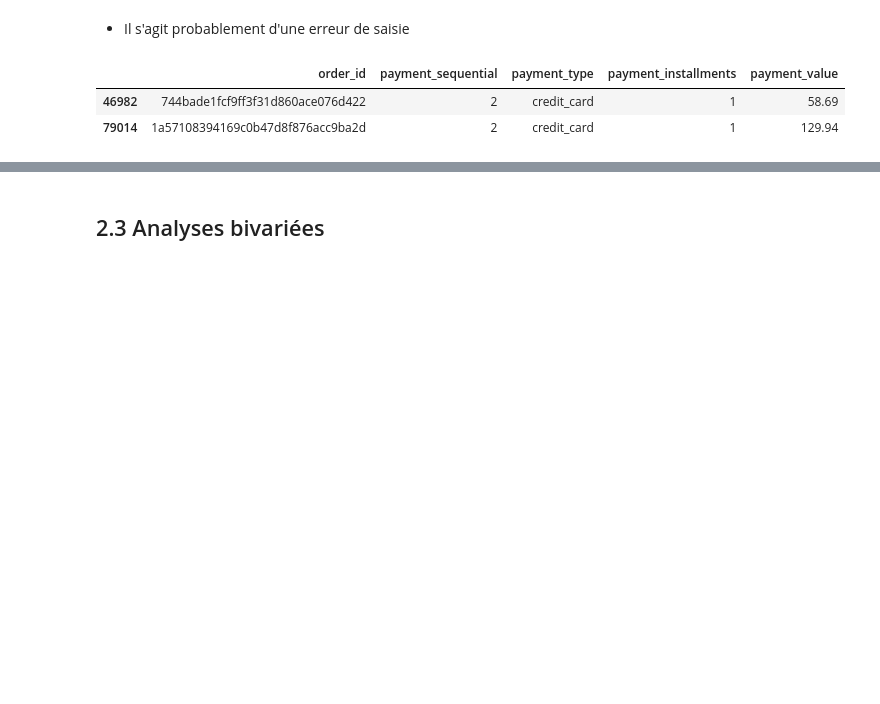
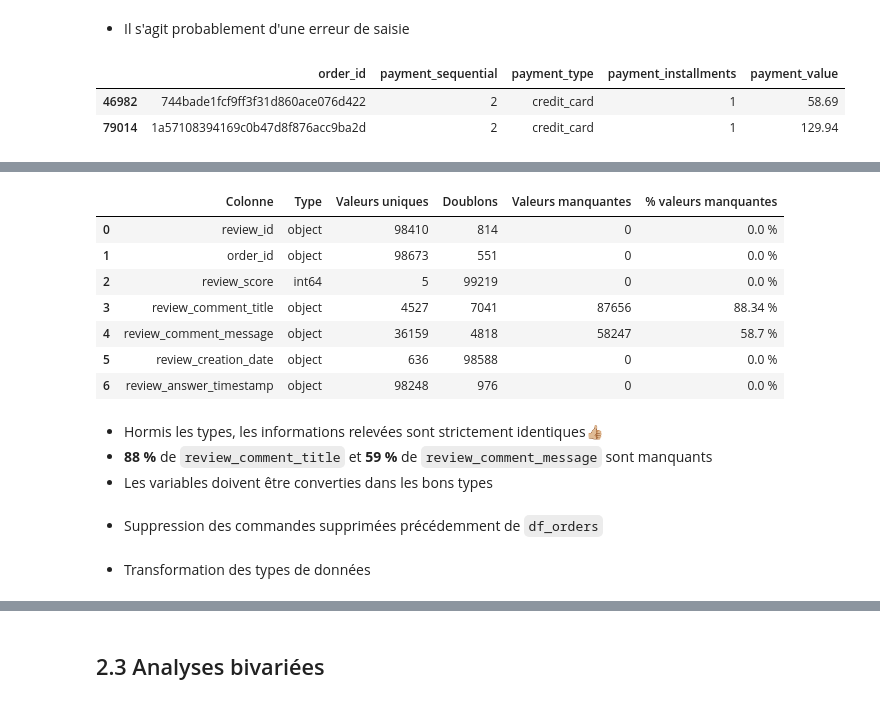
Before and after one commit to Christophe-Aballea/OC_projet5_Segmentez_des_clients_d_un_site_ecommerce, a Jupyter notebook: P05_Notebook2_EDA_FE.ipynb, the cells around one changed output, grey strips where cells are left out. Cells and saved outputs as stored; diff of their text form; code cells hidden in the pictures; blank space fills up the shorter version.

```diff
--- a/P05_Notebook2_EDA_FE.ipynb
+++ b/P05_Notebook2_EDA_FE.ipynb
@@ -1186,0 +1189,3 @@ display(df_order_pymts.loc[no_payment_installments_mask])
+# %%
+# Récupération de tout le contenu de la table dans un dataframe
+df_order_reviews = f_query_result("SELECT * FROM order_reviews;").drop('index', axis=1)
@@ -1186,0 +1204,18 @@ display(df_order_pymts.loc[no_payment_installments_mask])
+# %%
+# Description des variables du dataframe
+display(get_dataframe_infos(df_order_reviews))
+# %% [output]
+|  | Colonne | Type | Valeurs uniques | Doublons | Valeurs manquantes | % valeurs manquantes |
+| 0 | review_id | object | 98410 | 814 | 0 | 0.0 % |
+| 1 | order_id | object | 98673 | 551 | 0 | 0.0 % |
+| 2 | review_score | int64 | 5 | 99219 | 0 | 0.0 % |
+| 3 | review_comment_title | object | 4527 | 7041 | 87656 | 88.34 % |
+| 4 | review_comment_message | object | 36159 | 4818 | 58247 | 58.7 % |
+| 5 | review_creation_date | object | 636 | 98588 | 0 | 0.0 % |
+| 6 | review_answer_timestamp | object | 98248 | 976 | 0 | 0.0 % |
+# %% [markdown]
+* Hormis les types, les informations relevées sont strictement identiques👍🏼
+* **88 %** de `review_comment_title` et **59 %** de `review_comment_message` sont manquants
+* Les variables doivent être converties dans les bons types
+# %% [markdown]
+* Suppression des commandes supprimées précédemment de `df_orders`
@@ -1186,0 +1231,2 @@ display(df_order_pymts.loc[no_payment_installments_mask])
+# %% [markdown]
+* Transformation des types de données
```
Also changed, not shown: parts of 13 cells of this notebook, 1 other file.
